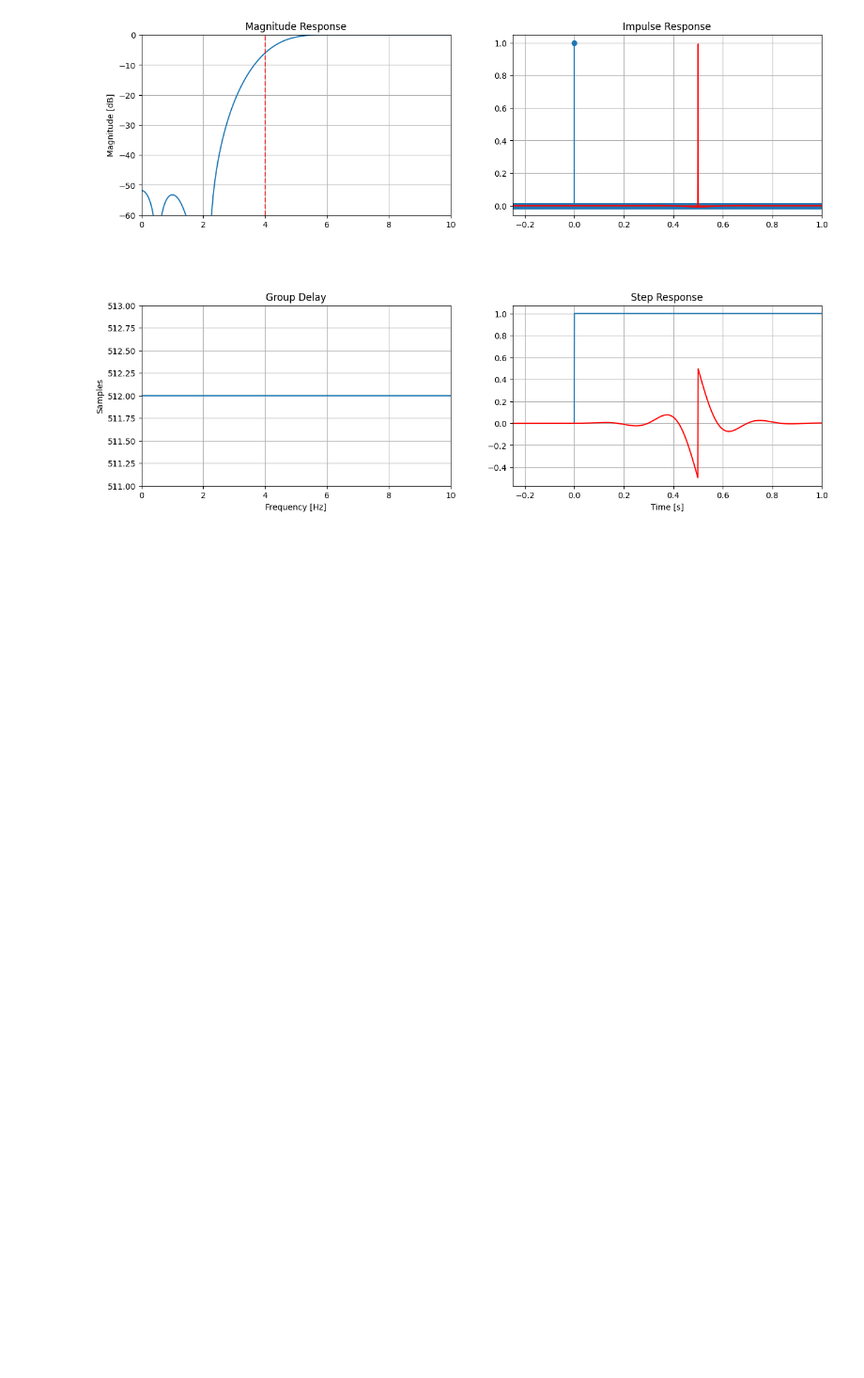
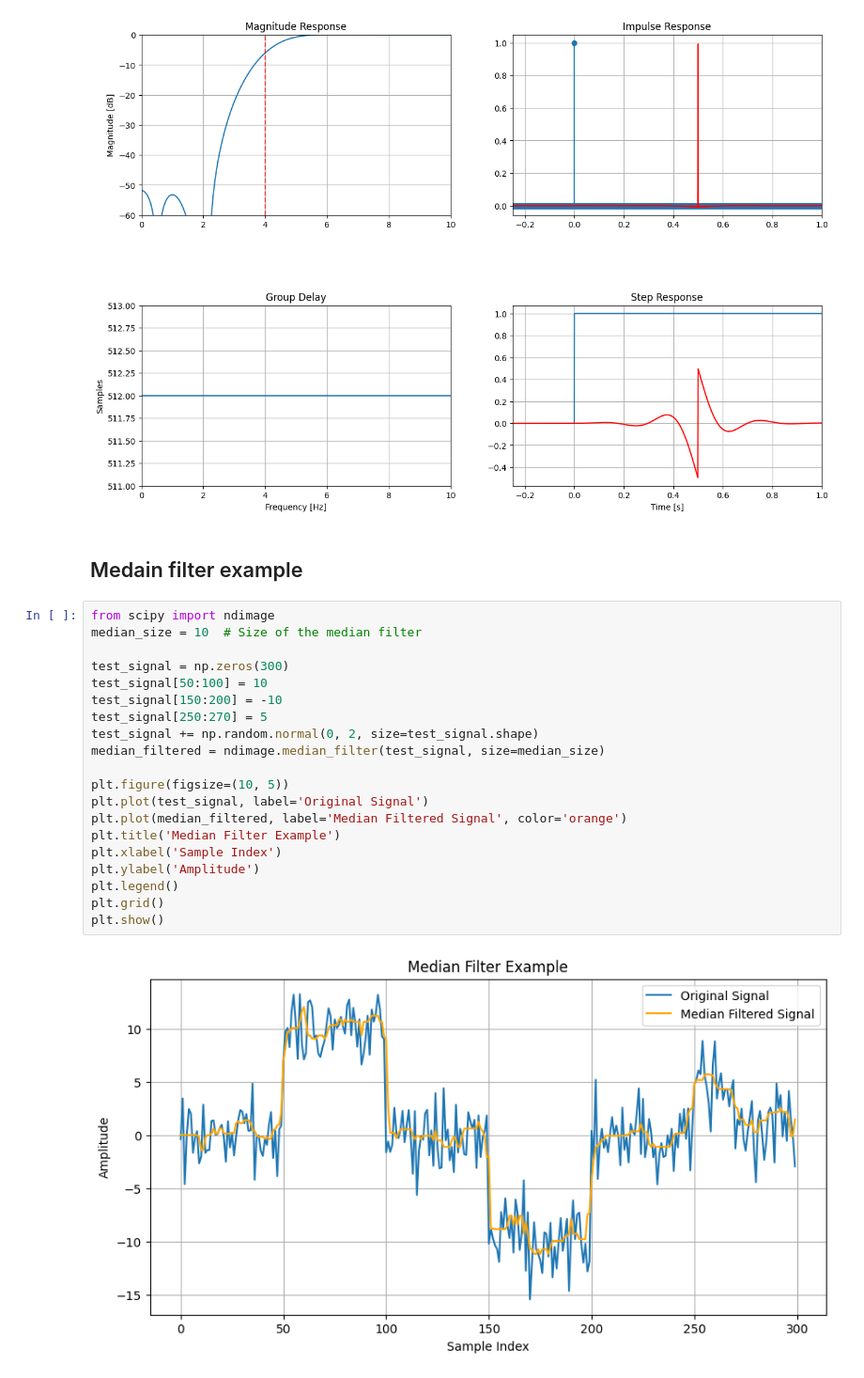
Before and after one commit to SYNCC-IN/hyperscanning-signal-analysis, a Jupyter notebook: scripts/filter_demo.ipynb, the cells around one changed output. Shown at 94% size. Drawn from its saved outputs; the diff is of its cells as text; blank space fills up the shorter version.

Commit message:
Add median filter example to filter_demo notebook

```diff
--- a/scripts/filter_demo.ipynb
+++ b/scripts/filter_demo.ipynb
@@ -80,3 +80,27 @@ plot_filter_characteristics(b_high, a = [1] , f=np.arange(0, fs/2, 0.01), T=1, F
 ---- High-pass filter characteristics: --------
 [figure]
 [figure]
+# %% [markdown]
+## Medain filter example
+# %%
+from scipy import ndimage
+median_size = 10  # Size of the median filter
+
+test_signal = np.zeros(300)
+test_signal[50:100] = 10
+test_signal[150:200] = -10
+test_signal[250:270] = 5
+test_signal += np.random.normal(0, 2, size=test_signal.shape)
+median_filtered = ndimage.median_filter(test_signal, size=median_size)
+
+plt.figure(figsize=(10, 5))
+plt.plot(test_signal, label='Original Signal')
+plt.plot(median_filtered, label='Median Filtered Signal', color='orange')
+plt.title('Median Filter Example')
+plt.xlabel('Sample Index')
+plt.ylabel('Amplitude')
+plt.legend()
+plt.grid()
+plt.show()
+# %% [output]
+[figure, added]
```
